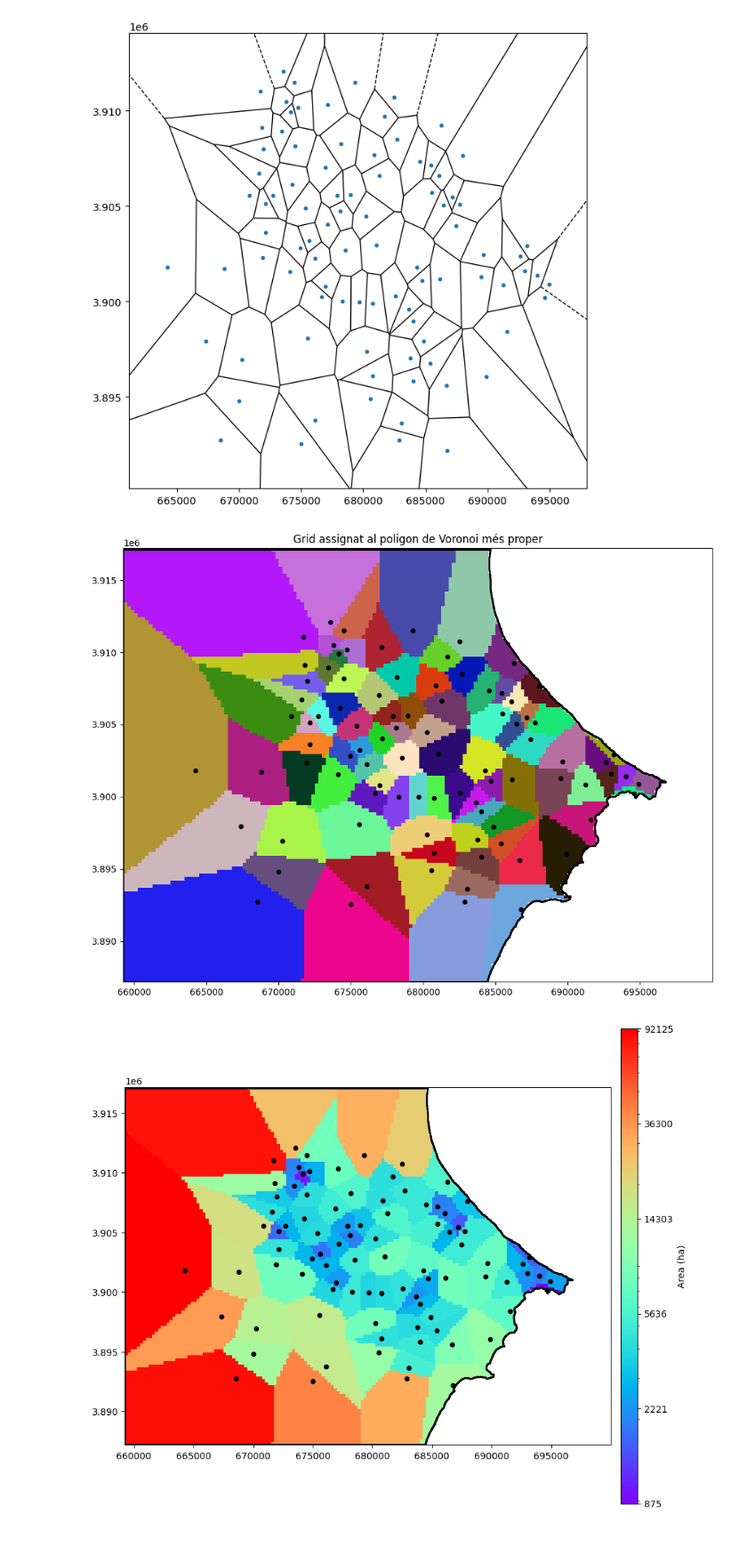
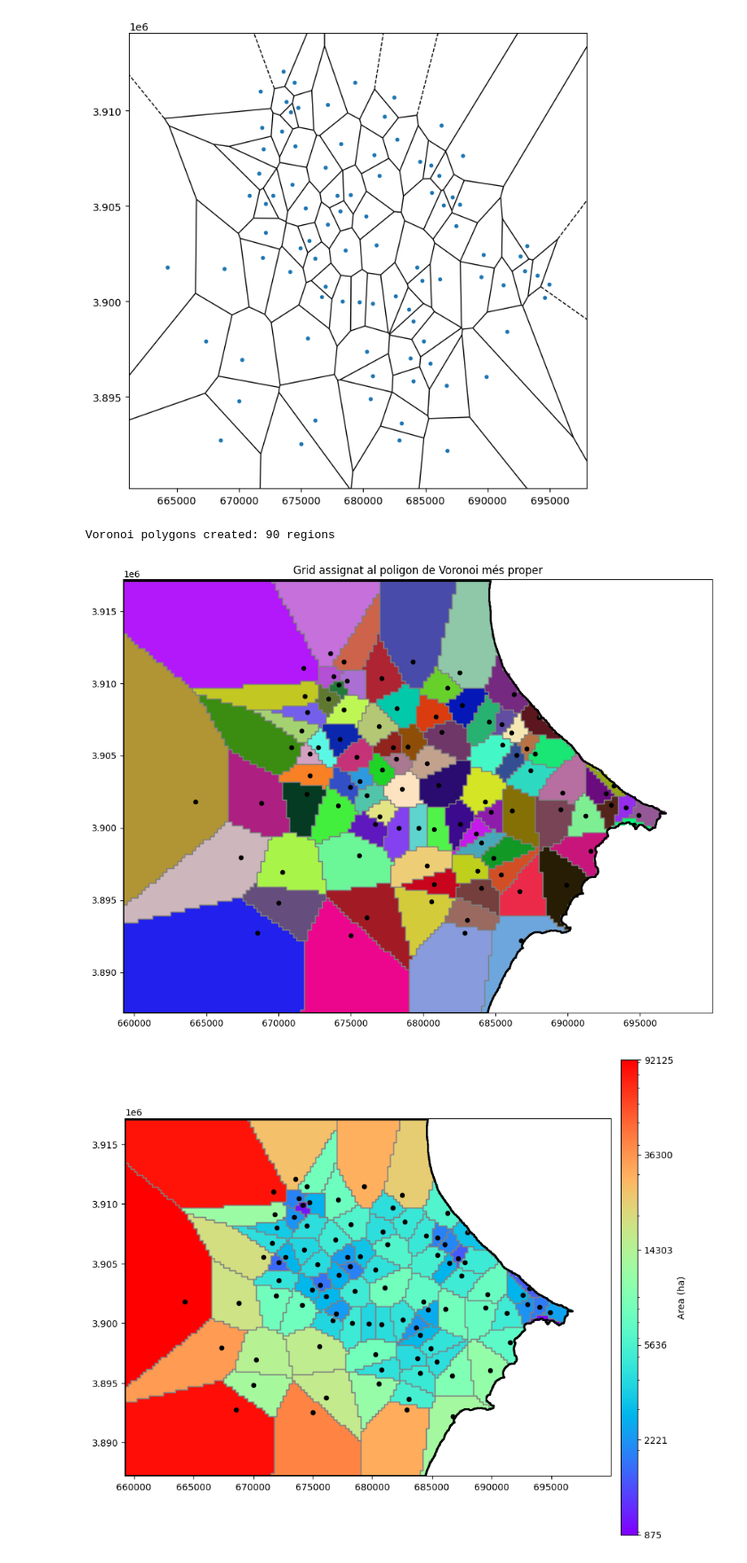
Before and after one commit to AlvaroSH2000/Roman-Chebba-agriculture, a Jupyter notebook: ABM/voronoi.ipynb, the cells around one changed output. Shown at 89% size. Saved outputs shown, nothing was run; the diff lists cells and outputs as text; code cells hidden in the pictures.

```diff
--- a/ABM/voronoi.ipynb
+++ b/ABM/voronoi.ipynb
@@ -29,6 +104,17 @@ from scipy.spatial import cKDTree
 kdtree = cKDTree(points)
 cell_region_index = kdtree.query(cell_centers, k=1)[1].reshape(ny, nx)
 regular_grid['voronoi_region'] = cell_region_index*regular_grid['mask']
+
+voronoi_gdf = create_voronoi_polygons(
+    voronoi_region=regular_grid['voronoi_region'],
+    L_cell=regular_grid['L_cell'],
+    sites=sites,
+    x_grid=x_grid,
+    y_grid=y_grid,
+    gdf=gdf,
+    save_path=None  # Don't save to file
+)
+
 fig, ax = plt.subplots(figsize=(10, 10))
 N = int(np.nanmax(cell_region_index)) + 1
 rng = np.random.default_rng(42)
@@ -44,11 +130,13 @@ mesh = ax.pcolormesh(
 )
 ax.scatter(points[:, 0], points[:, 1], color='black', s=20, label='Capitals')
 ax.set_title('Grid assignat al poligon de Voronoi més proper')
+voronoi_gdf.boundary.plot(ax=ax, color="grey", linewidth=1)
 gdf.boundary.plot(ax=ax, color="black", linewidth=2)
 plt.tight_layout()
 plt.show()
 # %% [output]
+Voronoi polygons created: 90 regions
-[figure, old version]
+[figure, new version]
 # %%
 from matplotlib.ticker import MaxNLocator
 from matplotlib.colors import LogNorm
@@ -74,31 +162,32 @@ vmax = float(positive_vals.max())
 fig, ax = plt.subplots(figsize=(9, 8), constrained_layout=True)
 mesh = ax.pcolormesh(
     x_grid,
     y_grid,
     region_size_grid,
     cmap="rainbow",
     norm=LogNorm(vmin=vmin, vmax=vmax),
     shading="nearest",
 )
 ax.set_aspect("equal")
 ax.scatter(points[:, 0], points[:, 1], color='black', s=20)
+voronoi_gdf.boundary.plot(ax=ax, color="grey", linewidth=1)
 gdf.boundary.plot(ax=ax, color="black", linewidth=2)
 
 cbar = plt.colorbar(
     mesh,
     ax=ax,
     label='Area (ha)',
     fraction=0.045,
     pad=0.02,
     shrink=0.9,
     aspect=28,
     anchor=(0.0, 0.5),
 )
 base_ticks = np.geomspace(vmin, vmax, num=6)
 ticks = np.unique(np.concatenate([base_ticks, [vmin, vmax]]))
 cbar.set_ticks(ticks)
 cbar.set_ticklabels([f"{t:.2f}" if t < 10 else f"{t:.1f}" if t < 100 else f"{t:.0f}" for t in ticks])
 
 plt.show()
 # %% [output]
-[figure, old version]
+[figure, new version]
```
Also changed, not shown: parts of 5 cells of this notebook, 17 other files.
